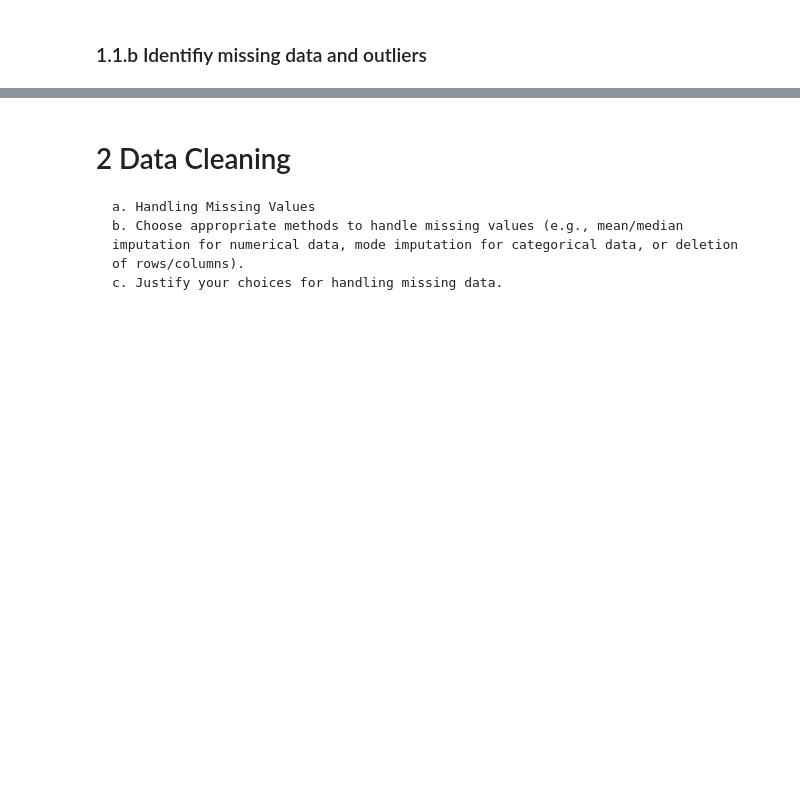
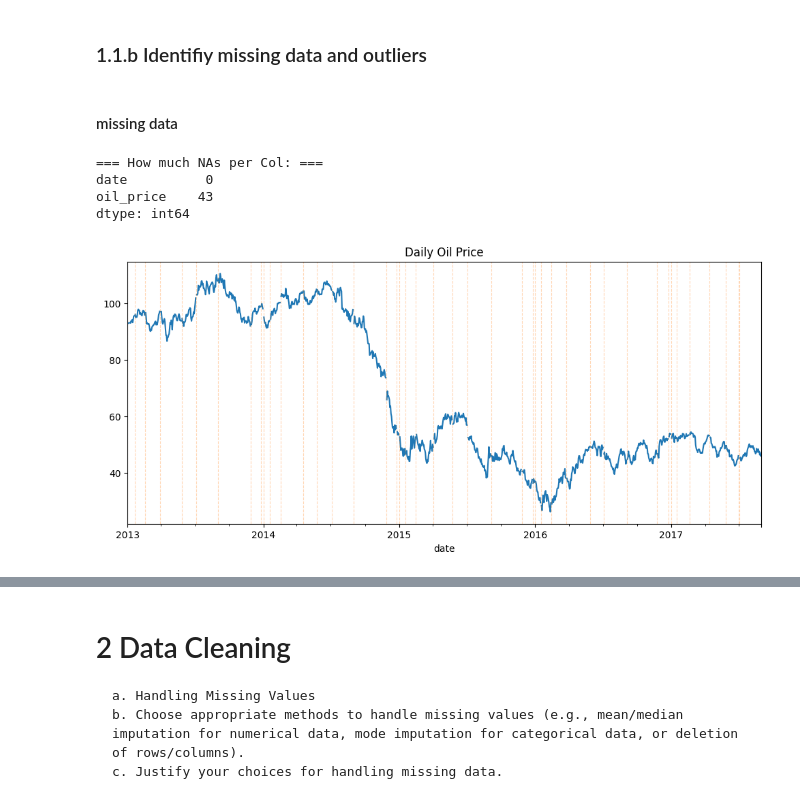
Before and after one commit to SaraSopr/DataPoweredSoftware, a Jupyter notebook: Assignment1.ipynb, the cells around one changed output, grey strips where cells are left out. Saved outputs shown, nothing was run; the diff lists cells and outputs as text; code cells hidden in the pictures; blank space fills up the shorter version.

Commit message:
id missing data and outliers

```diff
--- a/Assignment1.ipynb
+++ b/Assignment1.ipynb
@@ -462,3 +455,29 @@ ax.xaxis.set_tick_params(rotation=45)
 [figure]
 # %% [markdown]
 ### 1.1.b Identifiy missing data and outliers
+# %% [markdown]
+#### missing data
+# %%
+# Missing oil
+print("=== How much NAs per Col: ===")
+print(oil_df.isnull().sum())
+# %% [output]
+=== How much NAs per Col: ===
+date          0
+oil_price    43
+dtype: int64
+# %%
+# Visualization to missing oil data:
+import matplotlib.pyplot as plt
+s = oil_df.set_index("date")["oil_price"]
+
+fig, ax = plt.subplots(figsize=(12,5))
+s.plot(ax=ax)
+
+for x in s.index[s.isna()]:
+    ax.axvline(x, linestyle="--", linewidth=0.8, alpha=0.3, color="tab:orange")
+
+ax.set_title("Daily Oil Price")
+plt.show()
+# %% [output]
+[figure, added]
```
Also changed, not shown: parts of 6 cells of this notebook.
